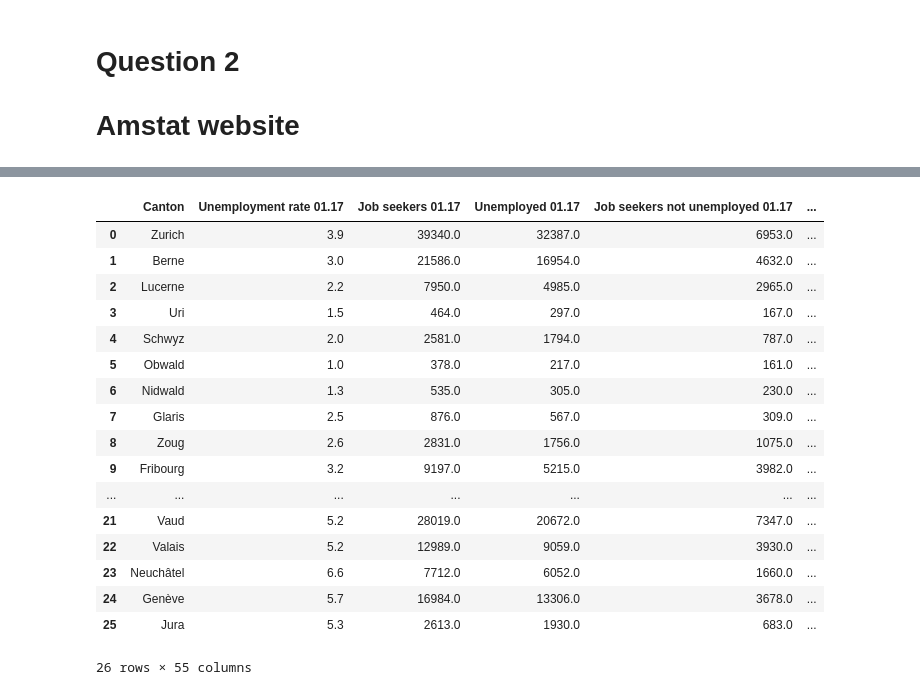
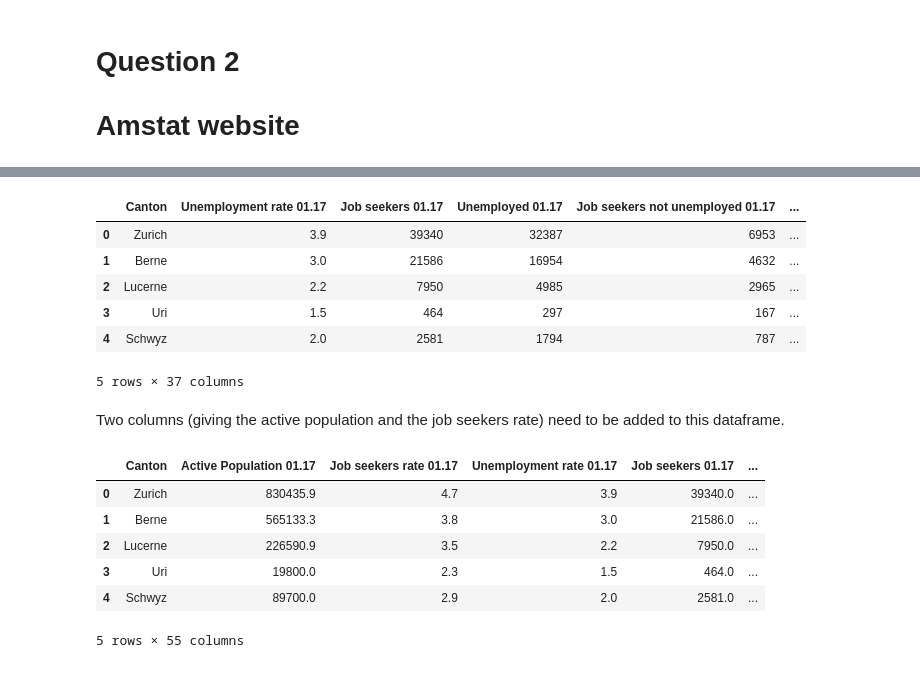
Before and after one commit to adamkozak/ADA2017-project, a Jupyter notebook: Homework/03 - Interactive Viz/03 - Interactive Viz.ipynb, the cells around one changed output, grey strips where cells are left out. Cells and saved outputs as stored; diff of their text form; code cells hidden in the pictures.

```diff
--- a/Homework/03 - Interactive Viz/03 - Interactive Viz.ipynb
+++ b/Homework/03 - Interactive Viz/03 - Interactive Viz.ipynb
@@ -109,45 +91,53 @@ swiss_employ_data
+# %%
+#Import the excel data into a dataframe
+DATA_FOLDER = 'data'
+swiss_employ_df = pd.read_excel(DATA_FOLDER+"/Unemployed_job_seekers_by_month.xlsx")
+# %%
+#Erase the " ' " put for thousand (eg: replace 30'954 by 30954)
+swiss_employ_df=swiss_employ_df.replace({ "'": ""}, regex=True)
+swiss_employ_df.head()
+# %% [output]
+|  | Canton | Unemployment rate 01.17 | Job seekers 01.17 | Unemployed 01.17 | Job seekers not unemployed 01.17 | ... |
+| 0 | Zurich | 3.9 | 39340 | 32387 | 6953 | ... |
+| 1 | Berne | 3.0 | 21586 | 16954 | 4632 | ... |
+| 2 | Lucerne | 2.2 | 7950 | 4985 | 2965 | ... |
+| 3 | Uri | 1.5 | 464 | 297 | 167 | ... |
+| 4 | Schwyz | 2.0 | 2581 | 1794 | 787 | ... |
+5 rows × 37 columns
+# %% [markdown]
+Two columns (giving the active population and the job seekers rate) need to be added to this dataframe.
 # %%
-swiss_employ_df_2= swiss_employ_data.copy()
+swiss_employ_df_2= swiss_employ_df.copy()
 
 #delete the column containing strings
 del swiss_employ_df_2['Canton']
 
 #changing the object types to floats
 swiss_employ_df_2=swiss_employ_df_2.astype('float64')
 
 #adding a column for the active population and another for the job seekers rate
 i=0
 month=1
-cols=swiss_employ_df_2.columns
-while i < len(cols):
 
-    unemp_col=cols[i+2]
-    unemp_rate_col=cols[i]
-    jobseek_col=cols[i+1]
-    swiss_employ_df_2.insert(i+4, 'Actives'+ ' 0'+str(month) +'.17', swiss_employ_df_2[unemp_col] *100/swiss_employ_df_2[unemp_rate_col])
-    activ_col=cols[i+4]
-    swiss_employ_df_2.insert(i+5, 'Job seekers rate'+ ' 0'+str(month) +'.17', swiss_employ_df_2[jobseek_col] *100/swiss_employ_df_2[activ_col])
+
+while i < len(swiss_employ_df_2.columns):
+    unemp_col=swiss_employ_df_2.columns[i+2]
+    unemp_rate_col=swiss_employ_df_2.columns[i]
+    jobseek_col=swiss_employ_df_2.columns[i+1]
+    swiss_employ_df_2.insert(i, 'Active Population'+ ' 0'+str(month) +'.17', round(swiss_employ_df_2[unemp_col] *100/swiss_employ_df_2[unemp_rate_col],1))
+    activ_col=swiss_employ_df_2.columns[i]
+    swiss_employ_df_2.insert(i+1, 'Job seekers rate'+ ' 0'+str(month) +'.17', round(swiss_employ_df_2[jobseek_col] *100/swiss_employ_df_2[activ_col],1))
     i+=6
     month+=1
 
-swiss_complete_df=swiss_employ_data[['Canton']].join(swiss_employ_data_2)
-swiss_complete_df
+#create the complete dataframe containing all the information
+swiss_complete_df=swiss_employ_df[['Canton']].join(swiss_employ_df_2)
+swiss_complete_df.head()
 # %% [output]
-|  | Canton | Unemployment rate 01.17 | Job seekers 01.17 | Unemployed 01.17 | Job seekers not unemployed 01.17 | ... |
-| 0 | Zurich | 3.9 | 39340.0 | 32387.0 | 6953.0 | ... |
-| 1 | Berne | 3.0 | 21586.0 | 16954.0 | 4632.0 | ... |
-| 2 | Lucerne | 2.2 | 7950.0 | 4985.0 | 2965.0 | ... |
-| 3 | Uri | 1.5 | 464.0 | 297.0 | 167.0 | ... |
-| 4 | Schwyz | 2.0 | 2581.0 | 1794.0 | 787.0 | ... |
-| 5 | Obwald | 1.0 | 378.0 | 217.0 | 161.0 | ... |
-| 6 | Nidwald | 1.3 | 535.0 | 305.0 | 230.0 | ... |
-| 7 | Glaris | 2.5 | 876.0 | 567.0 | 309.0 | ... |
-| 8 | Zoug | 2.6 | 2831.0 | 1756.0 | 1075.0 | ... |
-| 9 | Fribourg | 3.2 | 9197.0 | 5215.0 | 3982.0 | ... |
-| ... | ... | ... | ... | ... | ... | ... |
-| 21 | Vaud | 5.2 | 28019.0 | 20672.0 | 7347.0 | ... |
-| 22 | Valais | 5.2 | 12989.0 | 9059.0 | 3930.0 | ... |
-| 23 | Neuchâtel | 6.6 | 7712.0 | 6052.0 | 1660.0 | ... |
-| 24 | Genève | 5.7 | 16984.0 | 13306.0 | 3678.0 | ... |
-| 25 | Jura | 5.3 | 2613.0 | 1930.0 | 683.0 | ... |
+|  | Canton | Active Population 01.17 | Job seekers rate 01.17 | Unemployment rate 01.17 | Job seekers 01.17 | ... |
+| 0 | Zurich | 830435.9 | 4.7 | 3.9 | 39340.0 | ... |
+| 1 | Berne | 565133.3 | 3.8 | 3.0 | 21586.0 | ... |
+| 2 | Lucerne | 226590.9 | 3.5 | 2.2 | 7950.0 | ... |
+| 3 | Uri | 19800.0 | 2.3 | 1.5 | 464.0 | ... |
+| 4 | Schwyz | 89700.0 | 2.9 | 2.0 | 2581.0 | ... |
-26 rows × 55 columns
+5 rows × 55 columns
```
Also changed, not shown: parts of 13 cells of this notebook, 5 other files.
